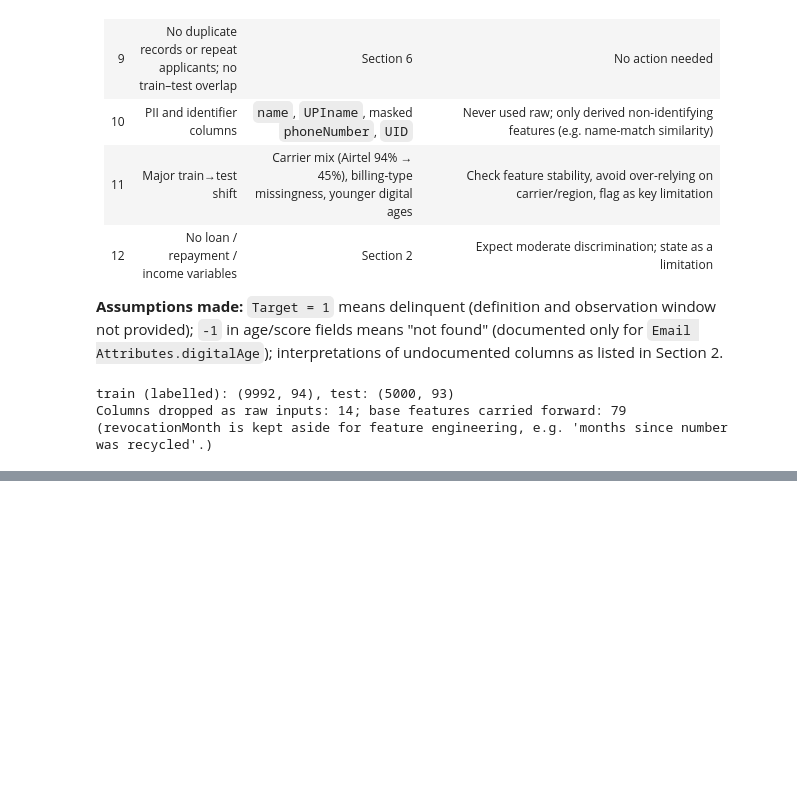
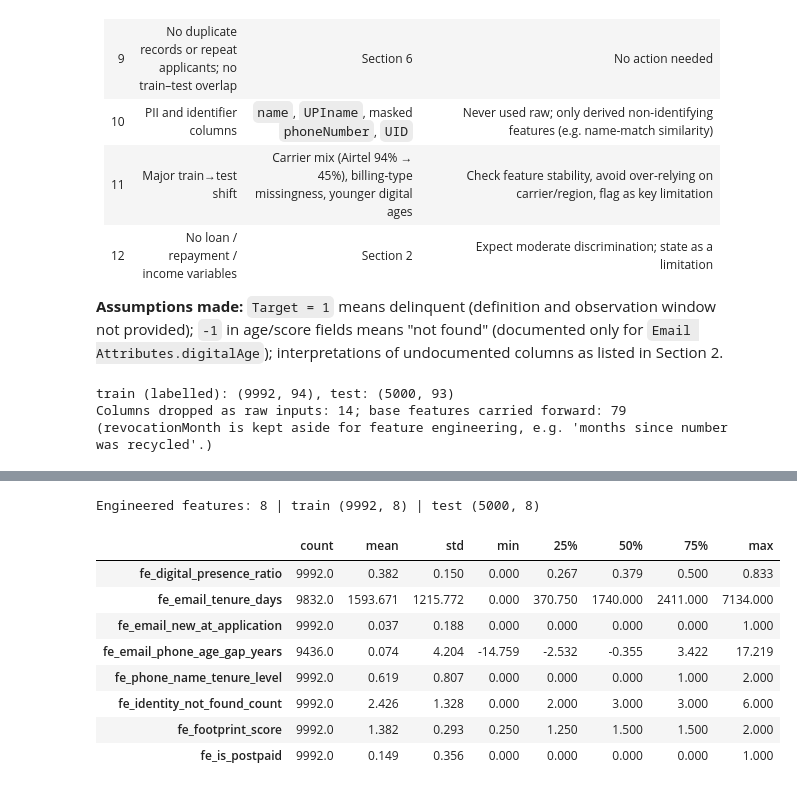
Before and after one commit to Pacesetter55/Fraud_detection, a Jupyter notebook: Model code_priyanshu.ipynb, the cells around one changed output, grey strips where cells are left out. Cells and saved outputs as stored; diff of their text form; code cells hidden in the pictures; blank space fills up the shorter version.

Commit message:
Added Feature Engineering

```diff
--- a/Model code_priyanshu.ipynb
+++ b/Model code_priyanshu.ipynb
@@ -1023,0 +1049,61 @@ Columns dropped as raw inputs: 14; base features carried forward: 79
+# %%
+EMAIL_SOCIAL = [c for c in FEATURES if c.startswith("Email Social Advance.")]
+PHONE_SOCIAL = [c for c in FEATURES if c.startswith("Phone Social Advance.")]
+IDENTITY_LOOKUPS = ["Email Attributes.digitalAge", "Email Name Attributes.digitalage", "Email Name Attributes.emailNameDigitalAge",
+                    "Email Name Attributes.nameMatchScore", "Phone Name Attributes.digitalage", "Phone Name Attributes.phoneNameDigitalAge"]
+
+# Fixed domain constants (not tuned on the target)
+NEW_EMAIL_DAYS = 30                    # "first seen around the application"
+ESTABLISHED_LINK_DAYS = 365            # phone held under this name for over a year
+MAX_PLAUSIBLE_PHONE_AGE = 30 * 365     # mobile telephony in India started in 1995 (Section 8)
+
+
+def found(s: pd.Series) -> pd.Series:
+    """Treat the -1 'not found in Bureau network' code as missing."""
+    return s.where(s.ne(SENTINEL))
+
+
+def level_score(s: pd.Series, col: str) -> pd.Series:
+    """Ordinal level scaled to 0-1 using the level order defined in Section 4."""
+    levels = ORDINAL_LEVELS[col]
+    return s.map({lvl: i / (len(levels) - 1) for i, lvl in enumerate(levels)}).astype(float)
+
+
+def engineer_features(df: pd.DataFrame) -> pd.DataFrame:
+    """Build the 8 engineered features from a standardised frame (row-level, no fitted state)."""
+    fe = pd.DataFrame(index=df.index)
+
+    platforms = df[EMAIL_SOCIAL + PHONE_SOCIAL]
+    fe["fe_digital_presence_ratio"] = platforms.sum(axis=1) / platforms.notna().sum(axis=1).replace(0, np.nan)
+
+    email_tenure = pd.concat([found(df["Email Attributes.digitalAge"]), found(df["Email Name Attributes.digitalage"])], axis=1).max(axis=1)
+    phone_age = found(df["Phone Name Attributes.digitalage"]).clip(upper=MAX_PLAUSIBLE_PHONE_AGE)
+    fe["fe_email_tenure_days"] = email_tenure
+    fe["fe_email_new_at_application"] = email_tenure.le(NEW_EMAIL_DAYS).astype(float)
+    fe["fe_email_phone_age_gap_years"] = (phone_age - email_tenure) / 365
+
+    link_days = found(df["Phone Name Attributes.phoneNameDigitalAge"])
+    fe["fe_phone_name_tenure_level"] = np.select([link_days.isna(), link_days.le(ESTABLISHED_LINK_DAYS)], [0, 1], default=2).astype(float)
+
+    fe["fe_identity_not_found_count"] = df[IDENTITY_LOOKUPS].eq(SENTINEL).sum(axis=1).astype(float)
+    fe["fe_footprint_score"] = (level_score(df["Email Attributes.footprint"], "Email Attributes.footprint")
+                                + level_score(df["Phone Name Attributes.phoneFootprintStrengthOverall"], "Phone Name Attributes.phoneFootprintStrengthOverall"))
+    fe["fe_is_postpaid"] = df["Phone Network.numberBillingType"].eq("postpaid").fillna(False).astype(float)
+    return fe
+
+
+fe_train, fe_test = engineer_features(train), engineer_features(test)
+ENGINEERED = fe_train.columns.tolist()
+print(f"Engineered features: {len(ENGINEERED)} | train {fe_train.shape} | test {fe_test.shape}")
+fe_train.describe().T.round(3)
+# %% [output]
+Engineered features: 8 | train (9992, 8) | test (5000, 8)
+|  | count | mean | std | min | 25% | 50% | 75% | max |
+| fe_digital_presence_ratio | 9992.0 | 0.382 | 0.150 | 0.000 | 0.267 | 0.379 | 0.500 | 0.833 |
+| fe_email_tenure_days | 9832.0 | 1593.671 | 1215.772 | 0.000 | 370.750 | 1740.000 | 2411.000 | 7134.000 |
+| fe_email_new_at_application | 9992.0 | 0.037 | 0.188 | 0.000 | 0.000 | 0.000 | 0.000 | 1.000 |
+| fe_email_phone_age_gap_years | 9436.0 | 0.074 | 4.204 | -14.759 | -2.532 | -0.355 | 3.422 | 17.219 |
+| fe_phone_name_tenure_level | 9992.0 | 0.619 | 0.807 | 0.000 | 0.000 | 0.000 | 1.000 | 2.000 |
+| fe_identity_not_found_count | 9992.0 | 2.426 | 1.328 | 0.000 | 2.000 | 3.000 | 3.000 | 6.000 |
+| fe_footprint_score | 9992.0 | 1.382 | 0.293 | 0.250 | 1.250 | 1.500 | 1.500 | 2.000 |
+| fe_is_postpaid | 9992.0 | 0.149 | 0.356 | 0.000 | 0.000 | 0.000 | 0.000 | 1.000 |
```
Also changed, not shown: parts of 16 cells of this notebook.
